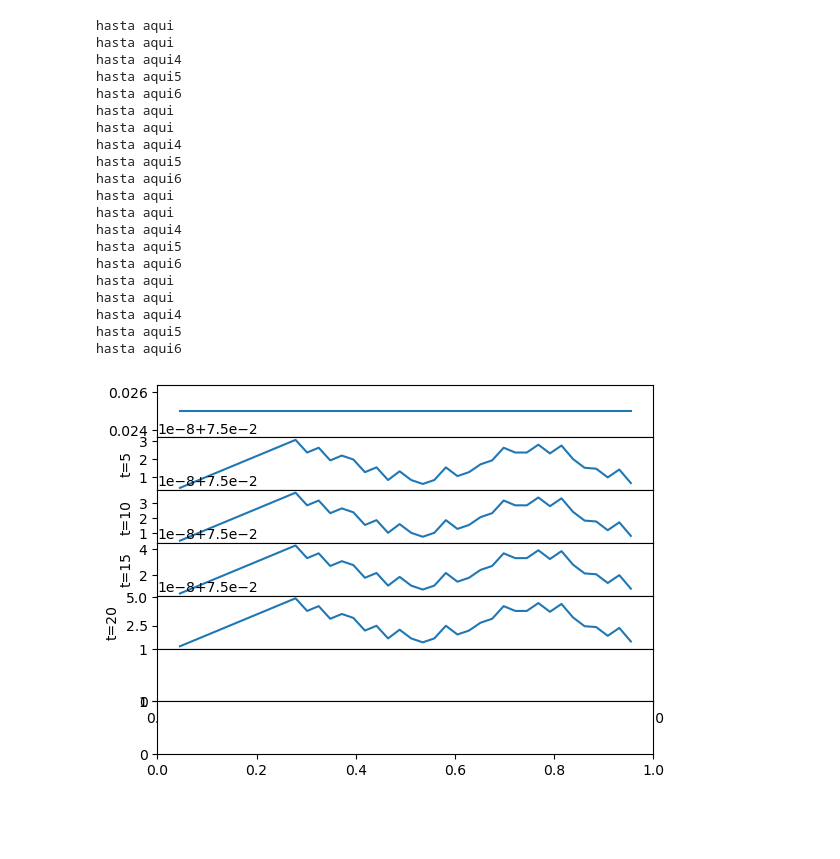
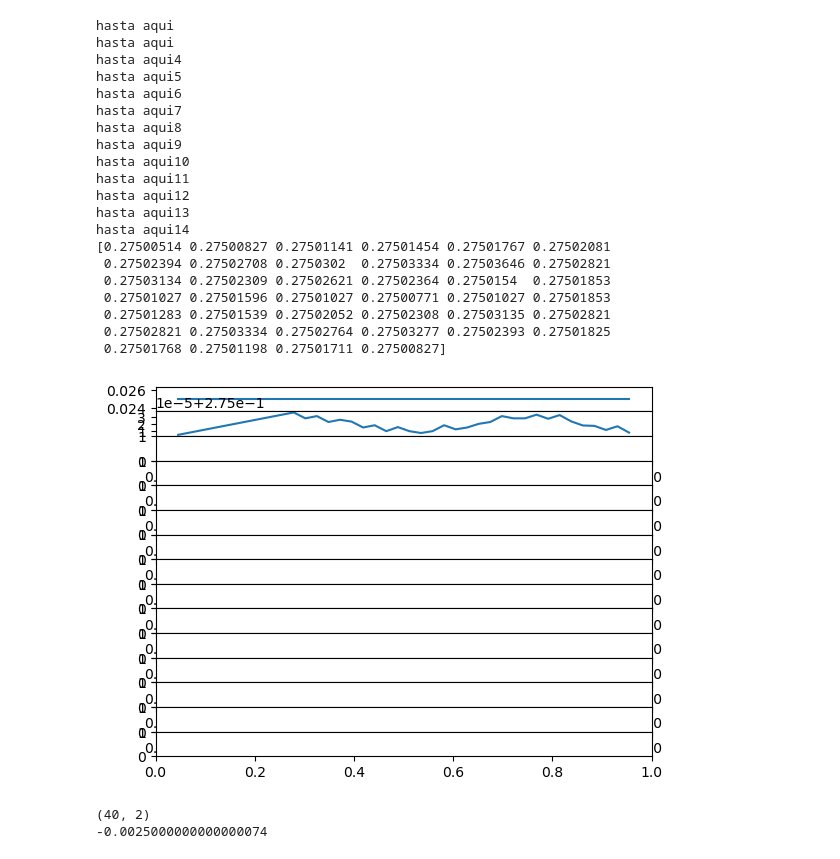
Before and after one commit to elenaoche/BoundedConfidenceTFM, a Jupyter notebook: MeanField.ipynb, the cells around one changed output. Drawn from its saved outputs; the diff is of its cells as text; code cells hidden in the pictures; blank space fills up the shorter version.

```diff
--- a/MeanField.ipynb
+++ b/MeanField.ipynb
@@ -95,7 +95,7 @@ def functionf(x,k,opiniondistrib):
         totalsum = totalsum + k*degree_distrib[i,1]*ql/(meandegree**2)*complete_integration(x,opiniondistrib[k,:],opiniondistrib[i,:])
     return totalsum
 
-def degree_basedMF(G,dt,opiniondistrib):
+def degree_basedMFini(G,dt,opiniondistrib):
     totaldistrib = np.zeros(Ngaps)
     print('hasta aqui')
     for t in range(1,4):
@@ -120,58 +120,82 @@ def degree_basedMF(G,dt,opiniondistrib):
         opiniondistrib[:,:,t-1] = opiniondistrib[:,:,t]
 
     return opiniondistrib,totaldistrib
+
+def degree_basedMF(G,dt,opiniondistrib):
+    totaldistrib = np.zeros(Ngaps)
+    print('hasta aqui')
+    for t in range(0,Nsteps):
+        for j in range(0,Ngaps):
+            x = j/Ngaps
+            for i in range(0,dim):
+                opiniondistrib[i,j,t] = opiniondistrib[i,j,t-1]+dt*(55/24*functionf(x,i,opiniondistrib[:,:,t-1])
+                                                                            -59/24*functionf(x,i,opiniondistrib[:,:,t-2])
+                                                                            +37/24*functionf(x,i,opiniondistrib[:,:,t-3])
+                                                                            -9/24*functionf(x,i,opiniondistrib[:,:,t-4]))
+                totaldistrib[j] = totaldistrib[j] + degree_distrib[i,0]/net_order*opiniondistrib[i,j,t]
+        print('hasta aqui{}'.format(t))
+        opiniondistrib[:,:,t-4] = opiniondistrib[:,:,t-3]
+        opiniondistrib[:,:,t-3] = opiniondistrib[:,:,t-2]
+        opiniondistrib[:,:,t-2] = opiniondistrib[:,:,t-1]
+        opiniondistrib[:,:,t-1] = opiniondistrib[:,:,t]
+
+    return opiniondistrib,totaldistrib
 # %%
 net_order = 900
 symmetric_updating = False
 threshold = 0.45
 convergence = 0.5
 Ngaps = 40
-Nsteps = 7
-dt=0.0001
+Nsteps = 15
+dt=0.01
 totaldist = np.zeros((Ngaps,5))
 
 fig,ax = plt.subplots(Nsteps,1)
 
 G = get_net('scale_free',net_order=net_order,rng=None)
 degree_distrib,meandegree,dim = degree_distribution(G)
 opiniondistrib = np.zeros((dim,Ngaps,Nsteps))
 
 for j in range(0,Ngaps):
     for i in range(0,dim):
         opiniondistrib[i][j][0] = 1/Ngaps
     totaldist[j,0] = 1/Ngaps
 
 ax[0].plot(np.linspace(start=0,stop=1,num=Ngaps),totaldist[:,0])
+opiniondistrib,totaldist[:,1] = degree_basedMFini(G,dt,opiniondistrib)
+print(totaldist[:,1])
+ax[1].plot(np.linspace(start=0,stop=1,num=Ngaps),totaldist[:,1])
 
-for i in range(1,5):
+'''
+for i in range(2,5):
     opiniondistrib,totaldist[:,i] = degree_basedMF(G,dt,opiniondistrib)
     ax[i].plot(np.linspace(start=0,stop=1,num=Ngaps),totaldist[:,i])
     ax[i].set_ylabel("t={}".format(i*5))
     #ax[i].set_ylim(0,7)
-
+'''
 plt.subplots_adjust(hspace=0)
 # %% [output]
 hasta aqui
 hasta aqui
 hasta aqui4
 hasta aqui5
 hasta aqui6
-hasta aqui
-hasta aqui
-hasta aqui4
-hasta aqui5
-hasta aqui6
-hasta aqui
-hasta aqui
-hasta aqui4
-hasta aqui5
-hasta aqui6
-hasta aqui
-hasta aqui
-hasta aqui4
-hasta aqui5
-hasta aqui6
+hasta aqui7
+hasta aqui8
+hasta aqui9
+hasta aqui10
+hasta aqui11
+hasta aqui12
+hasta aqui13
+hasta aqui14
+[0.27500514 0.27500827 0.27501141 0.27501454 0.27501767 0.27502081
+ 0.27502394 0.27502708 0.2750302  0.27503334 0.27503646 0.27502821
+ 0.27503134 0.27502309 0.27502621 0.27502364 0.2750154  0.27501853
+ 0.27501027 0.27501596 0.27501027 0.27500771 0.27501027 0.27501853
+ 0.27501283 0.27501539 0.27502052 0.27502308 0.27503135 0.27502821
+ 0.27502821 0.27503334 0.27502764 0.27503277 0.27502393 0.27501825
+ 0.27501768 0.27501198 0.27501711 0.27500827]
-[figure, old version]
+[figure, new version]
 # %%
 net_order = 900
 symmetric_updating = False
@@ -190,8 +214,11 @@ for i in range(0,Ngaps):
         opiniondistrib[i,0] = 1/Ngaps
         opiniondistrib[i,1] = 1/Ngaps
 
-num = complete_integration(0.3,opiniondistrib[:,0],opiniondistrib[:,1])
+num = complete_integration(0.5,opiniondistrib[:,0],opiniondistrib[:,1])
 print(num)
+# %% [output]
+(40, 2)
+-0.0025000000000000074
 # %%
 net_order = 900
 symmetric_updating = False
```
Also changed, not shown: parts of 1 cell of this notebook, 3 other files.
